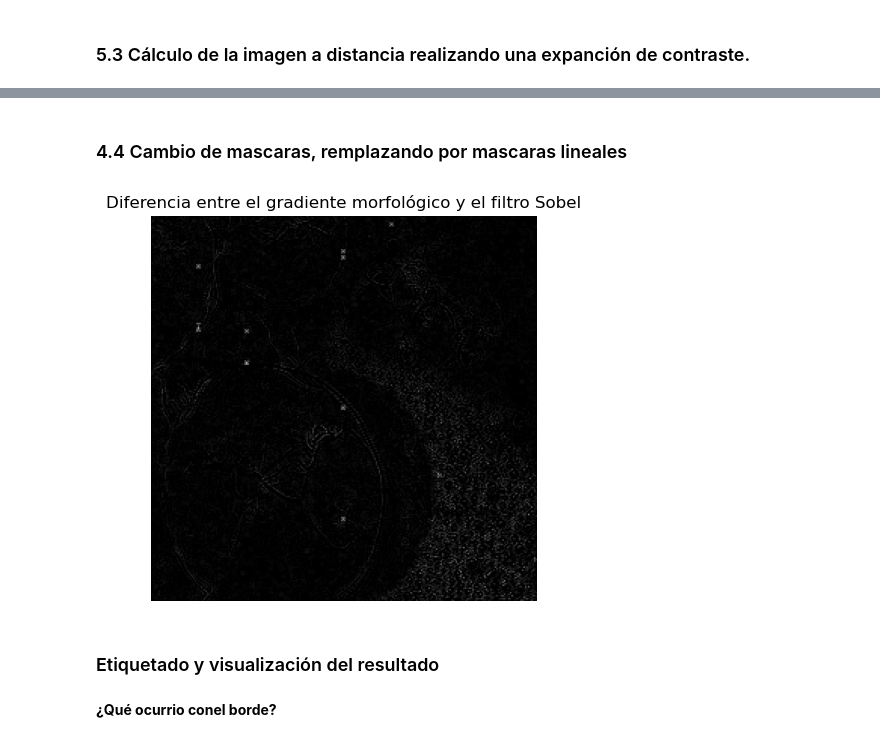
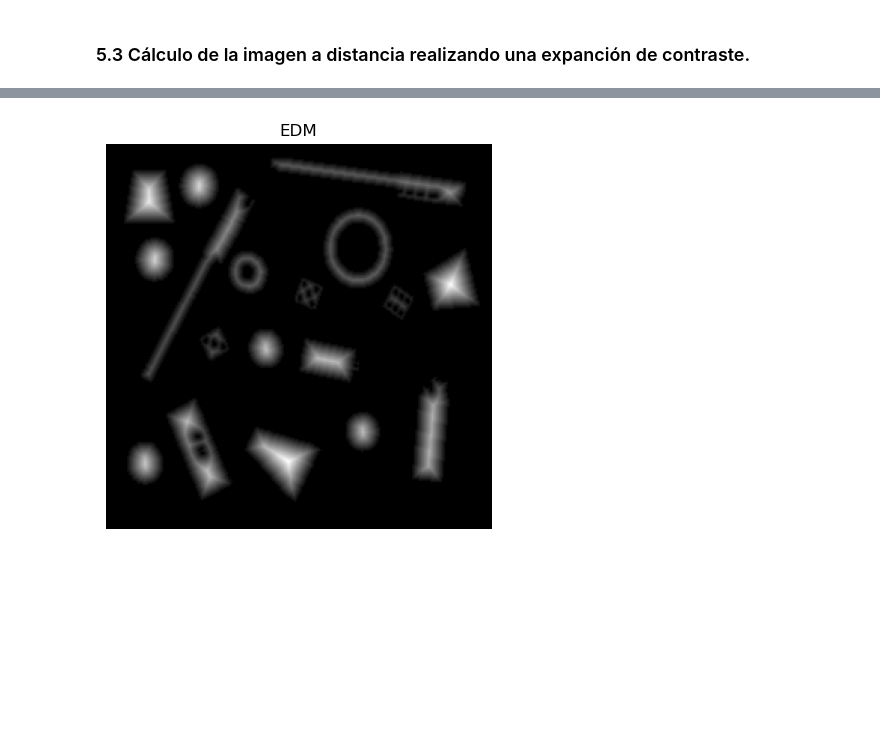
Before and after one commit to STinjaca/Talle-5, a Jupyter notebook: Taller 5 - Punto 5.ipynb, the cells around one changed output, grey strips where cells are left out. Drawn from its saved outputs; the diff is of its cells as text; code cells hidden in the pictures; blank space fills up the shorter version.

```diff
--- a/Taller 5 - Punto 5.ipynb
+++ b/Taller 5 - Punto 5.ipynb
@@ -32,12 +33,11 @@ plt.show()
 # %% [markdown]
 ### 5.2 Umbralizado de la imagen para ceparar los objetos del fondo.
 # %%
-img_morpho_bin = cv2.threshold(img_sic, 56, 255, cv2.THRESH_BINARY)[1]
-img_morpho_bin = cv2.bitwise_not(img_morpho_bin)
+img_objects_bin = cv2.threshold(img_objects, 70, 255, cv2.THRESH_BINARY)[1]
 
 fig, ax = plt.subplots(figsize=(10,5))
-ax.imshow(img_morpho_bin, cmap='gray', vmin=0, vmax=255)
-ax.set_title('Imagen sic')
+ax.imshow(img_objects_bin, cmap='gray', vmin=0, vmax=255)
+ax.set_title('Imagen img_objects_bin')
 ax.axis('off')
 plt.show()
 # %% [output]
@@ -67,16 +47,11 @@ plt.show()
-# %% [markdown]
-### 4.4 Cambio de mascaras, remplazando por mascaras lineales
 # %%
-dif = cv2.subtract(mgimage, img_meb_norma)
+edm = distance_transform_edt(img_objects_bin)
+edm = exposure.rescale_intensity(edm, in_range=(np.min(edm), np.max(edm)), out_range=(0, 255)).astype(np.uint8)
 
 fig, ax = plt.subplots(figsize=(10,5))
-ax.imshow(dif, cmap='gray', vmin=0, vmax=255)
-ax.set_title('Diferencia entre el gradiente morfológico y el filtro Sobel')
+ax.imshow(edm, cmap='gray', vmin=0, vmax=255)
+ax.set_title('EDM')
 ax.axis('off')
 plt.show()
 # %% [output]
-[figure, old version]
+[figure, new version]
-# %% [markdown]
-### Etiquetado y visualización del resultado
-# %% [markdown]
-**¿Qué ocurrio conel borde?**
```
Also changed, not shown: parts of 6 cells of this notebook.
